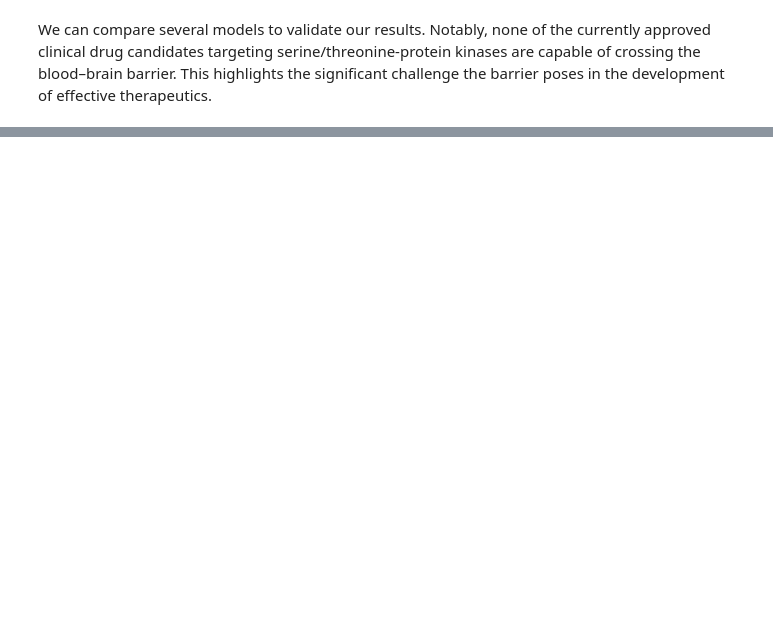
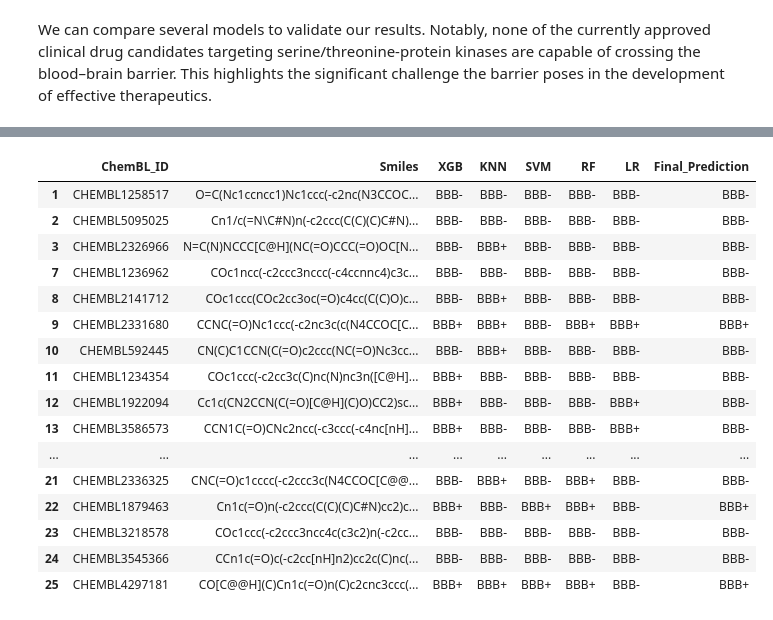
Before and after one commit to omicscodeathon/brainroute, a Jupyter notebook: notebooks/case_study.ipynb, the cells around one changed output, grey strips where cells are left out. Cells and saved outputs as stored; diff of their text form; code cells hidden in the pictures; blank space fills up the shorter version.

```diff
--- a/notebooks/case_study.ipynb
+++ b/notebooks/case_study.ipynb
@@ -184,8 +196,8 @@ for i in range(len(df_required)):
     n = df_required.iloc[i]
     smiles = n['Smiles']
     desc = get_desc(smiles)
-    pred = rf.predict(desc)
-    confidence = rf.predict_proba(desc)
+    pred = rf.predict(scaler.transform(desc))
+    confidence = rf.predict_proba(scaler.transform(desc))
     bbb_prediction = "BBB+" if pred[0] == 1 else "BBB-"
     conf_score = confidence[0][pred[0]] * 100
     result = [bbb_prediction, conf_score]
@@ -221,8 +229,8 @@ for i in range(len(df_required)):
     n = df_required.iloc[i]
     smiles = n['Smiles']
     desc = get_desc(smiles)
-    pred = lr.predict(desc)
-    confidence = lr.predict_proba(desc)
+    pred = lr.predict(scaler.transform(desc))
+    confidence = lr.predict_proba(scaler.transform(desc))
     bbb_prediction = "BBB+" if pred[0] == 1 else "BBB-"
     conf_score = confidence[0][pred[0]] * 100
     result = [bbb_prediction, conf_score]
@@ -253,0 +303,24 @@ We can compare several models to validate our results. Notably, none of the curr
+# %%
+smiles = df_required['Smiles']
+KNN = []
+SVM = []
+RF = []
+LR = []
+XGB = []
+
+for smile in smiles:
+    desc = get_desc(smile)
+    KNN.append(knn.predict(scaler.transform(desc))[0])
+    SVM.append(svm.predict(scaler.transform(desc))[0])
+    RF.append(rf.predict(scaler.transform(desc))[0])
+    LR.append(lr.predict(scaler.transform(desc))[0])
+    XGB.append(xgb.predict(scaler.transform(desc))[0])
+
+results = pd.DataFrame()
+results['ChemBL_ID'] = df_required['Parent Molecule ChEMBL ID']
+results['Smiles'] = smiles
+results['XGB'] = XGB
+results['KNN'] = KNN
+results['SVM'] = SVM
+results['RF'] = RF
+results['LR'] = LR
@@ -253,0 +351,7 @@ We can compare several models to validate our results. Notably, none of the curr
+# %%
+results['Final_Prediction'] = 0
+for i in range(len(results['Smiles'])):
+    if (results.XGB.iloc[i] + results.KNN.iloc[i] + results.SVM.iloc[i] + results.RF.iloc[i] + results.LR.iloc[i]) >= 3:
+        results['Final_Prediction'].iloc[i] = 1
+
+results
@@ -253,0 +393,22 @@ We can compare several models to validate our results. Notably, none of the curr
+# %%
+results.replace(1, 'BBB+', inplace=True)
+results.replace(0, 'BBB-', inplace=True)
+results
+# %% [output]
+|  | ChemBL_ID | Smiles | XGB | KNN | SVM | RF | LR | Final_Prediction |
+| 1 | CHEMBL1258517 | O=C(Nc1ccncc1)Nc1ccc(-c2nc(N3CCOC... | BBB- | BBB- | BBB- | BBB- | BBB- | BBB- |
+| 2 | CHEMBL5095025 | Cn1/c(=N\C#N)n(-c2ccc(C(C)(C)C#N)... | BBB- | BBB- | BBB- | BBB- | BBB- | BBB- |
+| 3 | CHEMBL2326966 | N=C(N)NCCC[C@H](NC(=O)CCC(=O)OC[N... | BBB- | BBB+ | BBB- | BBB- | BBB- | BBB- |
+| 7 | CHEMBL1236962 | COc1ncc(-c2ccc3nccc(-c4ccnnc4)c3c... | BBB- | BBB- | BBB- | BBB- | BBB- | BBB- |
+| 8 | CHEMBL2141712 | COc1ccc(COc2cc3oc(=O)c4cc(C(C)O)c... | BBB- | BBB+ | BBB- | BBB- | BBB- | BBB- |
+| 9 | CHEMBL2331680 | CCNC(=O)Nc1ccc(-c2nc3c(c(N4CCOC[C... | BBB+ | BBB+ | BBB- | BBB+ | BBB+ | BBB+ |
+| 10 | CHEMBL592445 | CN(C)C1CCN(C(=O)c2ccc(NC(=O)Nc3cc... | BBB- | BBB+ | BBB- | BBB- | BBB- | BBB- |
+| 11 | CHEMBL1234354 | COc1ccc(-c2cc3c(C)nc(N)nc3n([C@H]... | BBB+ | BBB- | BBB- | BBB- | BBB- | BBB- |
+| 12 | CHEMBL1922094 | Cc1c(CN2CCN(C(=O)[C@H](C)O)CC2)sc... | BBB+ | BBB- | BBB- | BBB- | BBB+ | BBB- |
+| 13 | CHEMBL3586573 | CCN1C(=O)CNc2ncc(-c3ccc(-c4nc[nH]... | BBB+ | BBB- | BBB- | BBB- | BBB+ | BBB- |
+| ... | ... | ... | ... | ... | ... | ... | ... | ... |
+| 21 | CHEMBL2336325 | CNC(=O)c1cccc(-c2ccc3c(N4CCOC[C@@... | BBB- | BBB+ | BBB- | BBB+ | BBB- | BBB- |
+| 22 | CHEMBL1879463 | Cn1c(=O)n(-c2ccc(C(C)(C)C#N)cc2)c... | BBB+ | BBB- | BBB+ | BBB+ | BBB- | BBB+ |
+| 23 | CHEMBL3218578 | COc1ccc(-c2ccc3ncc4c(c3c2)n(-c2cc... | BBB- | BBB- | BBB- | BBB- | BBB- | BBB- |
+| 24 | CHEMBL3545366 | CCn1c(=O)c(-c2cc[nH]n2)cc2c(C)nc(... | BBB- | BBB- | BBB- | BBB- | BBB- | BBB- |
+| 25 | CHEMBL4297181 | CO[C@@H](C)Cn1c(=O)n(C)c2cnc3ccc(... | BBB+ | BBB+ | BBB+ | BBB+ | BBB- | BBB+ |
```
Also changed, not shown: parts of 13 cells of this notebook.
